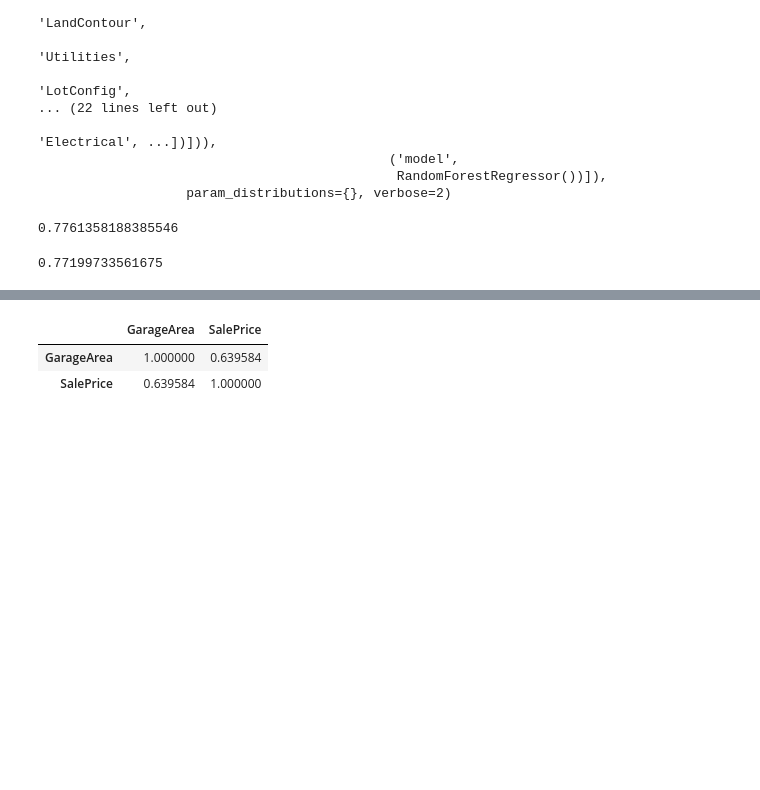
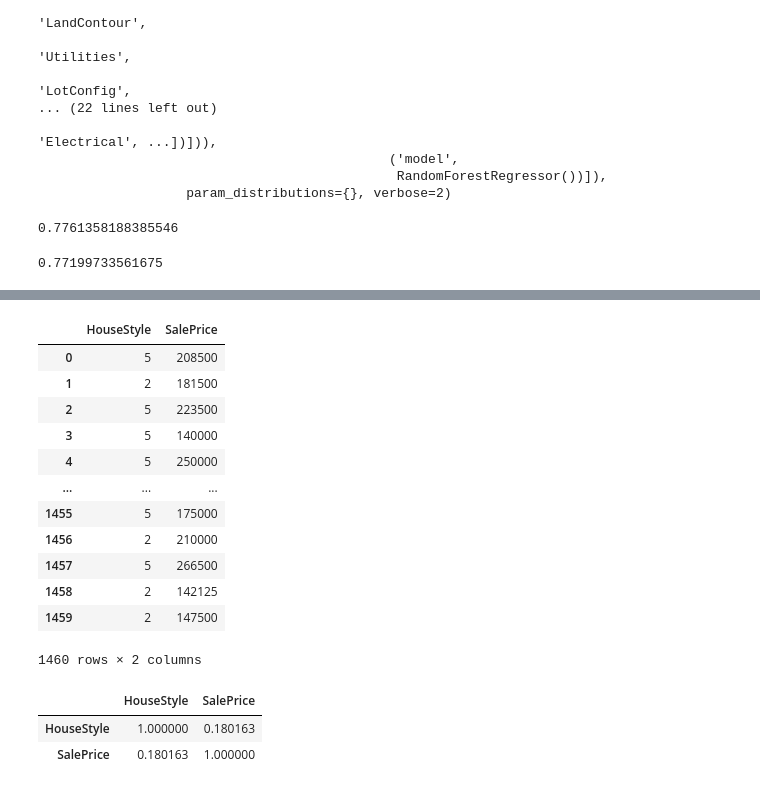
Before and after one commit to greigbingham/kaggle-house-prices, a Jupyter notebook: house_prices_notebook.ipynb, the cells around one changed output, grey strips where cells are left out. Saved outputs shown, nothing was run; the diff lists cells and outputs as text; code cells hidden in the pictures; blank space fills up the shorter version.

```diff
--- a/house_prices_notebook.ipynb
+++ b/house_prices_notebook.ipynb
@@ -485,13 +496,29 @@ model.score(X_test, y_test)
 # %%
 X_transform_df = pd.DataFrame()
 
-X_transform_df['GarageArea']=house_prices_train['GarageArea'].astype('category').cat.codes
+X_transform_df['HouseStyle']=house_prices_train['HouseStyle'].astype('category').cat.codes
 X_transform_df['SalePrice']=house_prices_train['SalePrice']
-X_transform_df.corr()
+X_transform_df
 # %% [output]
-|  | GarageArea | SalePrice |
-| GarageArea | 1.000000 | 0.639584 |
-| SalePrice | 0.639584 | 1.000000 |
+|  | HouseStyle | SalePrice |
+| 0 | 5 | 208500 |
+| 1 | 2 | 181500 |
+| 2 | 5 | 223500 |
+| 3 | 5 | 140000 |
+| 4 | 5 | 250000 |
+| ... | ... | ... |
+| 1455 | 5 | 175000 |
+| 1456 | 2 | 210000 |
+| 1457 | 5 | 266500 |
+| 1458 | 2 | 142125 |
+| 1459 | 2 | 147500 |
+1460 rows × 2 columns
+# %%
+X_transform_df.corr()
+# %% [output]
+|  | HouseStyle | SalePrice |
+| HouseStyle | 1.000000 | 0.180163 |
+| SalePrice | 0.180163 | 1.000000 |
 # %%
 corr_with_sale_price = house_prices_train[house_prices_train.columns[1:]].corr()['SalePrice'][:-1]
 # %%
```
Also changed, not shown: parts of 16 cells of this notebook, 3 other files.
